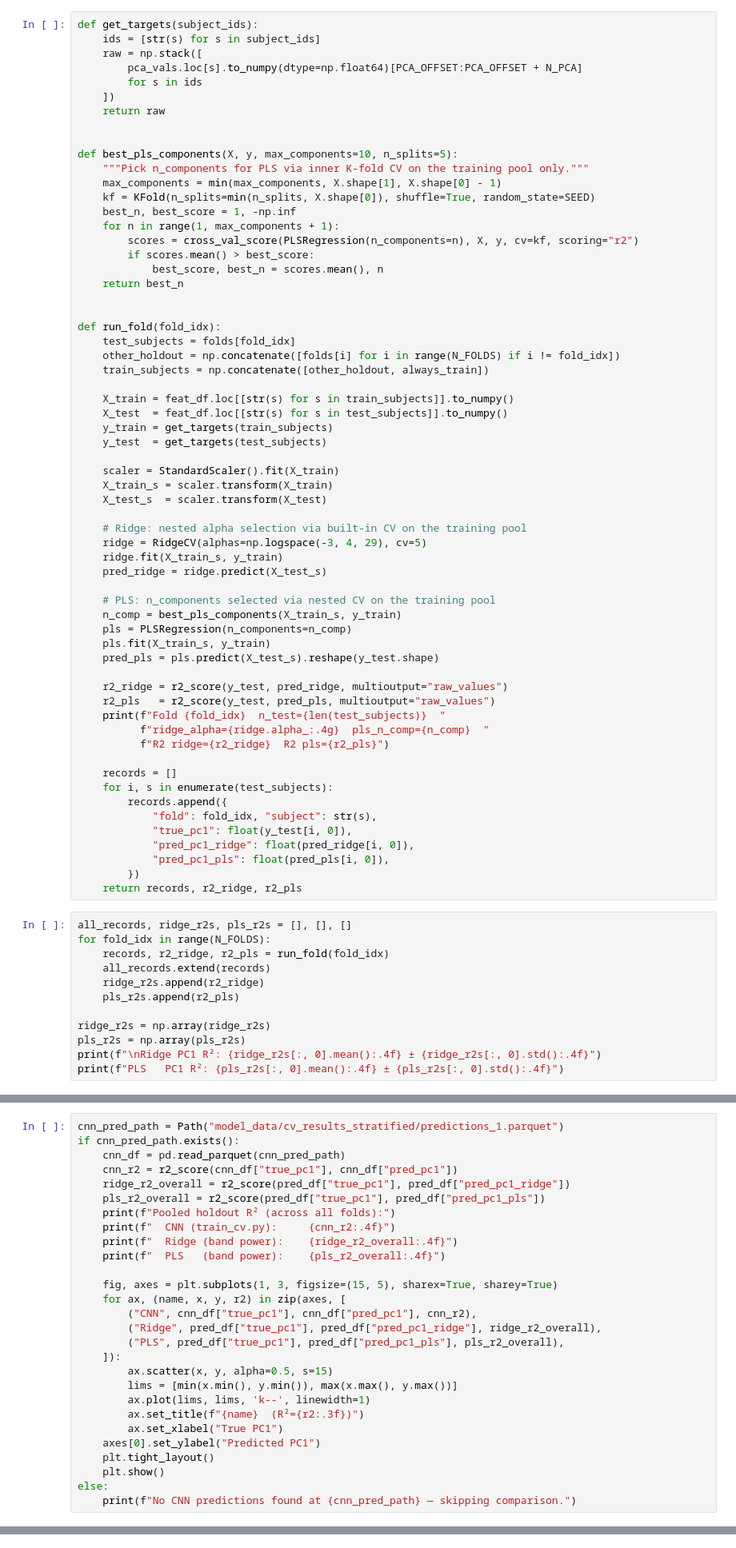
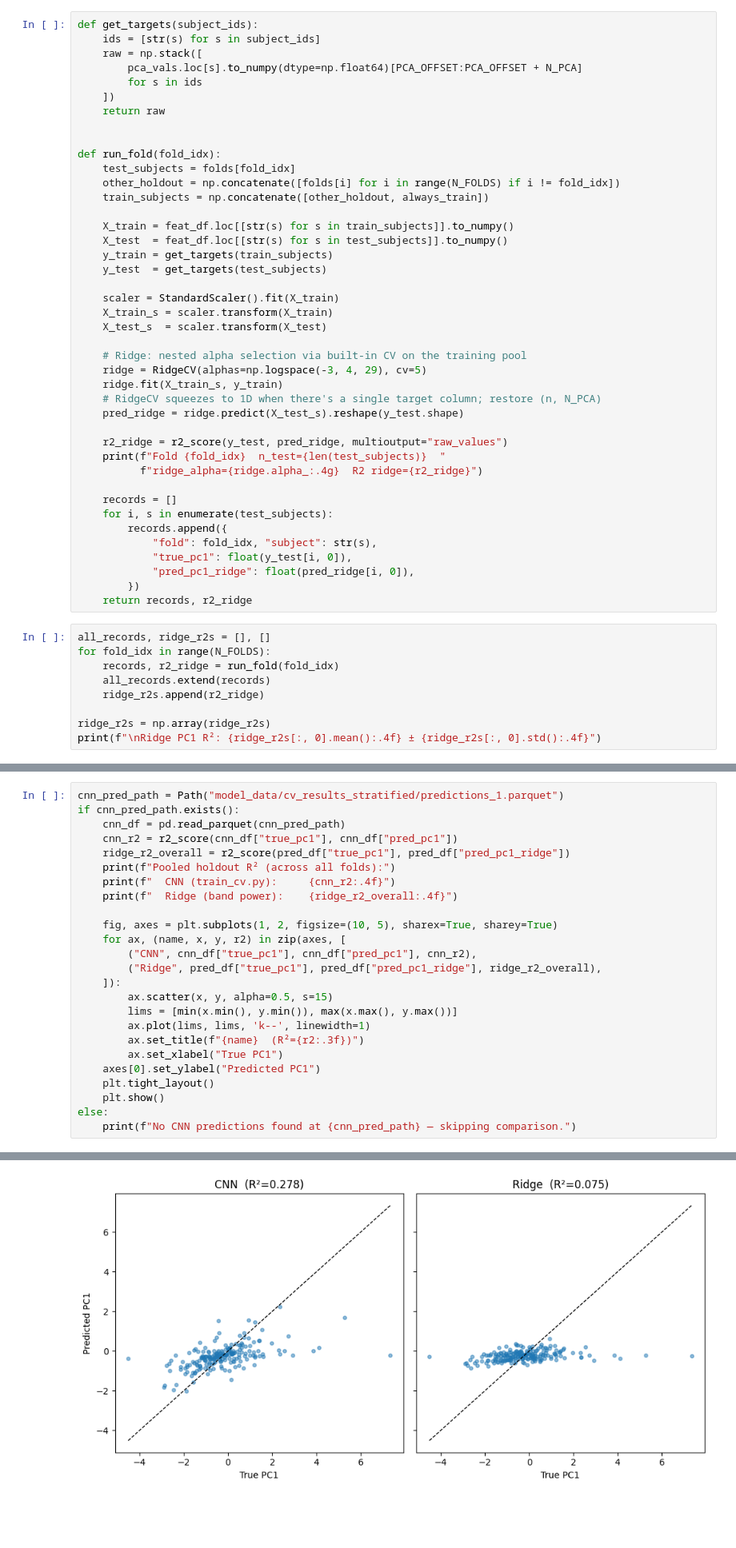
Before and after one commit to william2952/EEG_FDG_dementia, a Jupyter notebook: baseline_ML_model.ipynb, the cells around one changed output, grey strips where cells are left out. Shown at 80% size. Saved outputs shown, nothing was run; the diff lists cells and outputs as text; blank space fills up the shorter version.

```diff
--- a/baseline_ML_model.ipynb
+++ b/baseline_ML_model.ipynb
@@ -133,18 +125,6 @@ def get_targets(subject_ids):
         for s in ids
     ])
     return raw
-
-
-def best_pls_components(X, y, max_components=10, n_splits=5):
-    """Pick n_components for PLS via inner K-fold CV on the training pool only."""
-    max_components = min(max_components, X.shape[1], X.shape[0] - 1)
-    kf = KFold(n_splits=min(n_splits, X.shape[0]), shuffle=True, random_state=SEED)
-    best_n, best_score = 1, -np.inf
-    for n in range(1, max_components + 1):
-        scores = cross_val_score(PLSRegression(n_components=n), X, y, cv=kf, scoring="r2")
-        if scores.mean() > best_score:
-            best_score, best_n = scores.mean(), n
-    return best_n
 
 
 def run_fold(fold_idx):
@@ -164,19 +144,12 @@ def run_fold(fold_idx):
     # Ridge: nested alpha selection via built-in CV on the training pool
     ridge = RidgeCV(alphas=np.logspace(-3, 4, 29), cv=5)
     ridge.fit(X_train_s, y_train)
-    pred_ridge = ridge.predict(X_test_s)
-
-    # PLS: n_components selected via nested CV on the training pool
-    n_comp = best_pls_components(X_train_s, y_train)
-    pls = PLSRegression(n_components=n_comp)
-    pls.fit(X_train_s, y_train)
-    pred_pls = pls.predict(X_test_s).reshape(y_test.shape)
+    # RidgeCV squeezes to 1D when there's a single target column; restore (n, N_PCA)
+    pred_ridge = ridge.predict(X_test_s).reshape(y_test.shape)
 
     r2_ridge = r2_score(y_test, pred_ridge, multioutput="raw_values")
-    r2_pls   = r2_score(y_test, pred_pls, multioutput="raw_values")
     print(f"Fold {fold_idx}  n_test={len(test_subjects)}  "
-          f"ridge_alpha={ridge.alpha_:.4g}  pls_n_comp={n_comp}  "
-          f"R2 ridge={r2_ridge}  R2 pls={r2_pls}")
+          f"ridge_alpha={ridge.alpha_:.4g}  R2 ridge={r2_ridge}")
 
     records = []
     for i, s in enumerate(test_subjects):
@@ -184,18 +157,14 @@ def run_fold(fold_idx):
             "fold": fold_idx, "subject": str(s),
             "true_pc1": float(y_test[i, 0]),
             "pred_pc1_ridge": float(pred_ridge[i, 0]),
-            "pred_pc1_pls": float(pred_pls[i, 0]),
         })
-    return records, r2_ridge, r2_pls
+    return records, r2_ridge
 # %%
-all_records, ridge_r2s, pls_r2s = [], [], []
+all_records, ridge_r2s = [], []
 for fold_idx in range(N_FOLDS):
-    records, r2_ridge, r2_pls = run_fold(fold_idx)
+    records, r2_ridge = run_fold(fold_idx)
     all_records.extend(records)
     ridge_r2s.append(r2_ridge)
-    pls_r2s.append(r2_pls)
 
 ridge_r2s = np.array(ridge_r2s)
-pls_r2s = np.array(pls_r2s)
 print(f"\nRidge PC1 R²: {ridge_r2s[:, 0].mean():.4f} ± {ridge_r2s[:, 0].std():.4f}")
-print(f"PLS   PC1 R²: {pls_r2s[:, 0].mean():.4f} ± {pls_r2s[:, 0].std():.4f}")
@@ -213,17 +197,14 @@ if cnn_pred_path.exists():
     cnn_df = pd.read_parquet(cnn_pred_path)
     cnn_r2 = r2_score(cnn_df["true_pc1"], cnn_df["pred_pc1"])
     ridge_r2_overall = r2_score(pred_df["true_pc1"], pred_df["pred_pc1_ridge"])
-    pls_r2_overall = r2_score(pred_df["true_pc1"], pred_df["pred_pc1_pls"])
     print(f"Pooled holdout R² (across all folds):")
     print(f"  CNN (train_cv.py):     {cnn_r2:.4f}")
     print(f"  Ridge (band power):    {ridge_r2_overall:.4f}")
-    print(f"  PLS   (band power):    {pls_r2_overall:.4f}")
 
-    fig, axes = plt.subplots(1, 3, figsize=(15, 5), sharex=True, sharey=True)
+    fig, axes = plt.subplots(1, 2, figsize=(10, 5), sharex=True, sharey=True)
     for ax, (name, x, y, r2) in zip(axes, [
         ("CNN", cnn_df["true_pc1"], cnn_df["pred_pc1"], cnn_r2),
         ("Ridge", pred_df["true_pc1"], pred_df["pred_pc1_ridge"], ridge_r2_overall),
-        ("PLS", pred_df["true_pc1"], pred_df["pred_pc1_pls"], pls_r2_overall),
     ]):
         ax.scatter(x, y, alpha=0.5, s=15)
         lims = [min(x.min(), y.min()), max(x.max(), y.max())]
@@ -235,3 +216,4 @@ if cnn_pred_path.exists():
     plt.show()
 else:
     print(f"No CNN predictions found at {cnn_pred_path} — skipping comparison.")
+# %% [output]
@@ -237,0 +223 @@ else:
+[figure, added]
```
Also changed, not shown: parts of 14 cells of this notebook.
